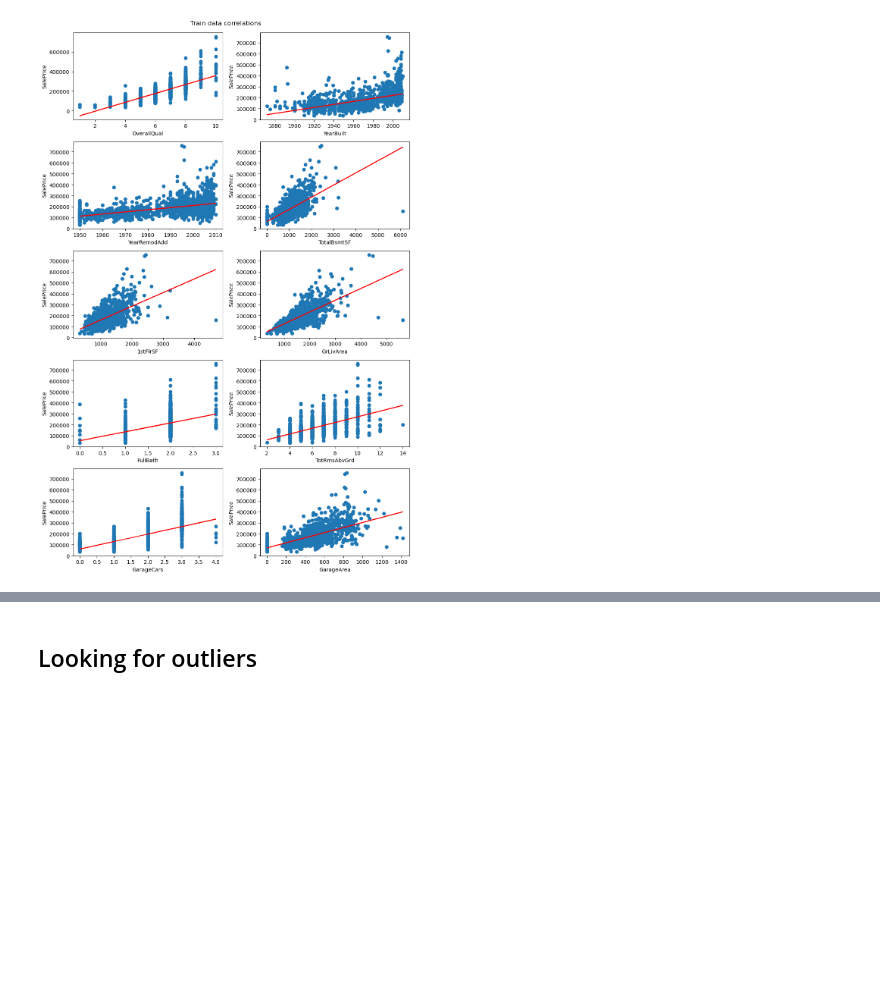
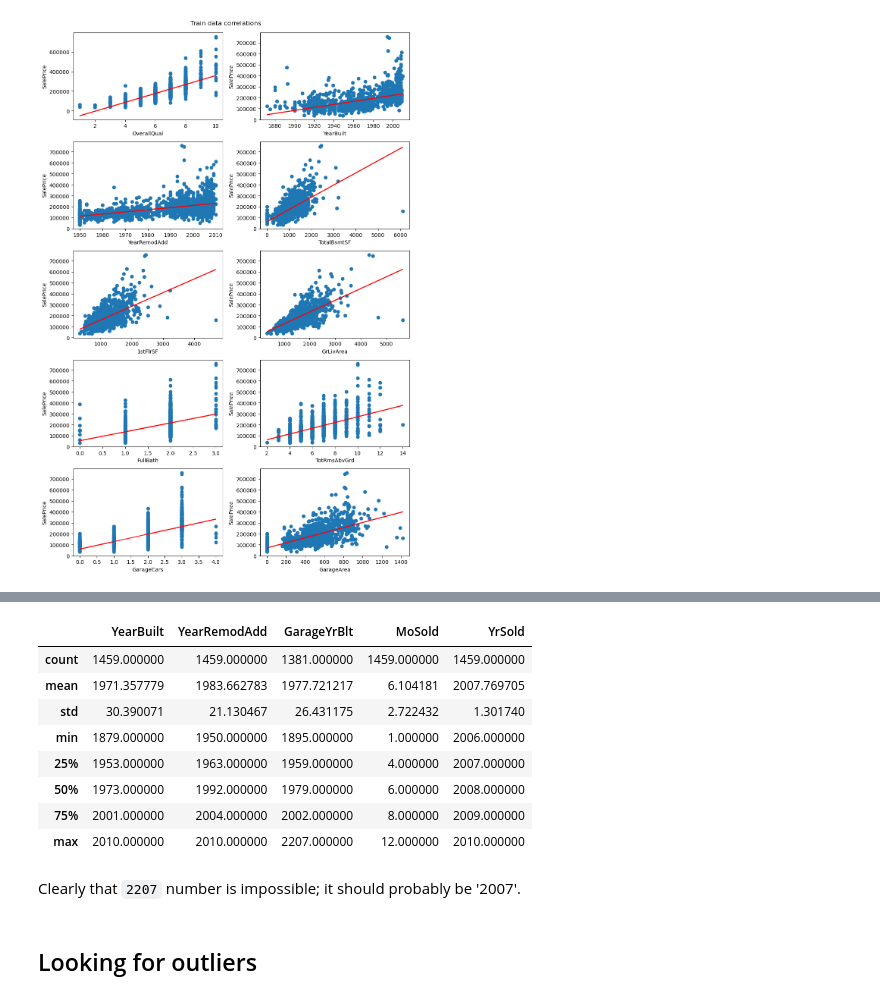
Before and after one commit to MeghanBarritt/kaggle-comp-housing-prices, a Jupyter notebook: Notebooks/1-EDA.ipynb, the cells around one changed output, grey strips where cells are left out. Saved outputs shown, nothing was run; the diff lists cells and outputs as text; code cells hidden in the pictures; blank space fills up the shorter version.

```diff
--- a/Notebooks/1-EDA.ipynb
+++ b/Notebooks/1-EDA.ipynb
@@ -483,3 +202,17 @@ plt.tight_layout()
+# %%
+test_df[['YearBuilt','YearRemodAdd','GarageYrBlt','MoSold','YrSold']].describe()
+# %% [output]
+|  | YearBuilt | YearRemodAdd | GarageYrBlt | MoSold | YrSold |
+| count | 1459.000000 | 1459.000000 | 1381.000000 | 1459.000000 | 1459.000000 |
+| mean | 1971.357779 | 1983.662783 | 1977.721217 | 6.104181 | 2007.769705 |
+| std | 30.390071 | 21.130467 | 26.431175 | 2.722432 | 1.301740 |
+| min | 1879.000000 | 1950.000000 | 1895.000000 | 1.000000 | 2006.000000 |
+| 25% | 1953.000000 | 1963.000000 | 1959.000000 | 4.000000 | 2007.000000 |
+| 50% | 1973.000000 | 1992.000000 | 1979.000000 | 6.000000 | 2008.000000 |
+| 75% | 2001.000000 | 2004.000000 | 2002.000000 | 8.000000 | 2009.000000 |
+| max | 2010.000000 | 2010.000000 | 2207.000000 | 12.000000 | 2010.000000 |
+# %% [markdown]
+Clearly that `2207` number is impossible; it should probably be '2007'.
 # %% [markdown]
 ## Looking for outliers
 # %%
```
Also changed, not shown: parts of 35 cells of this notebook.
